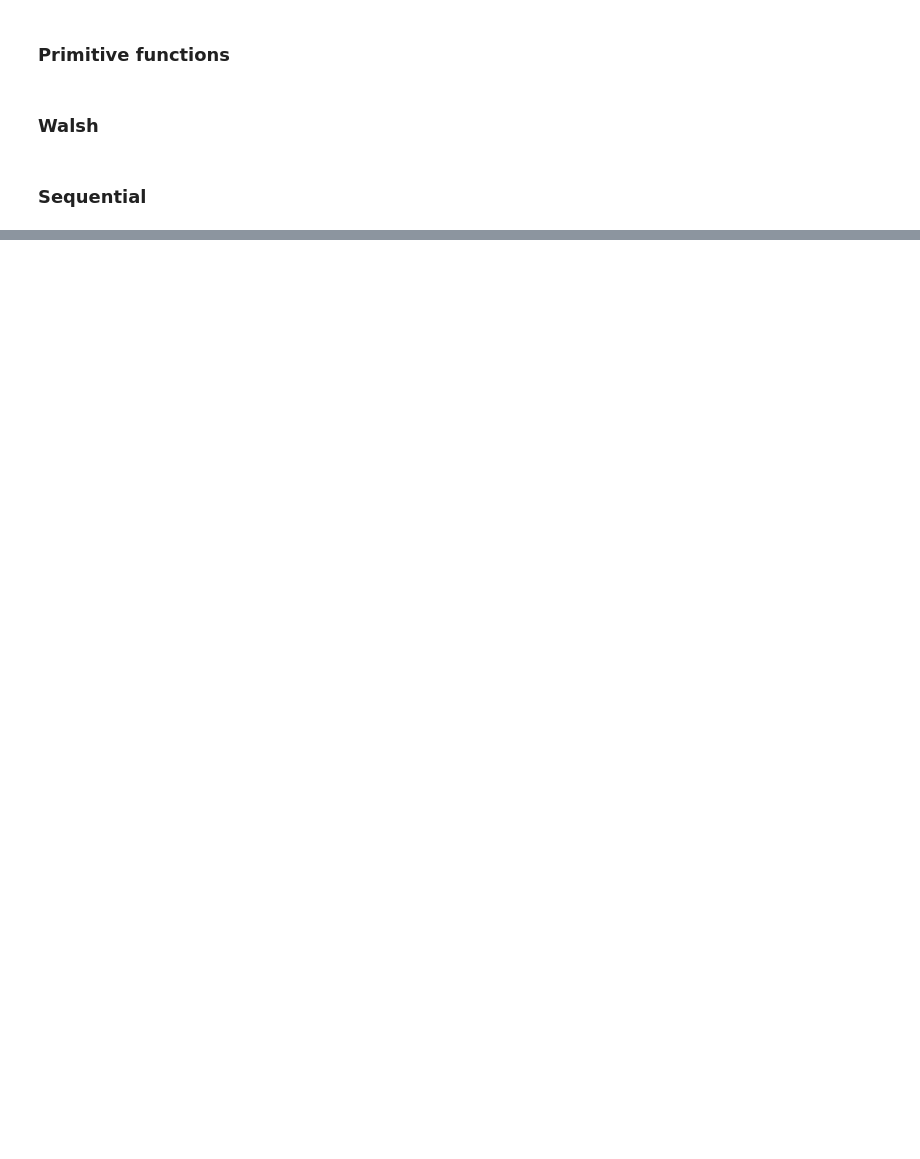
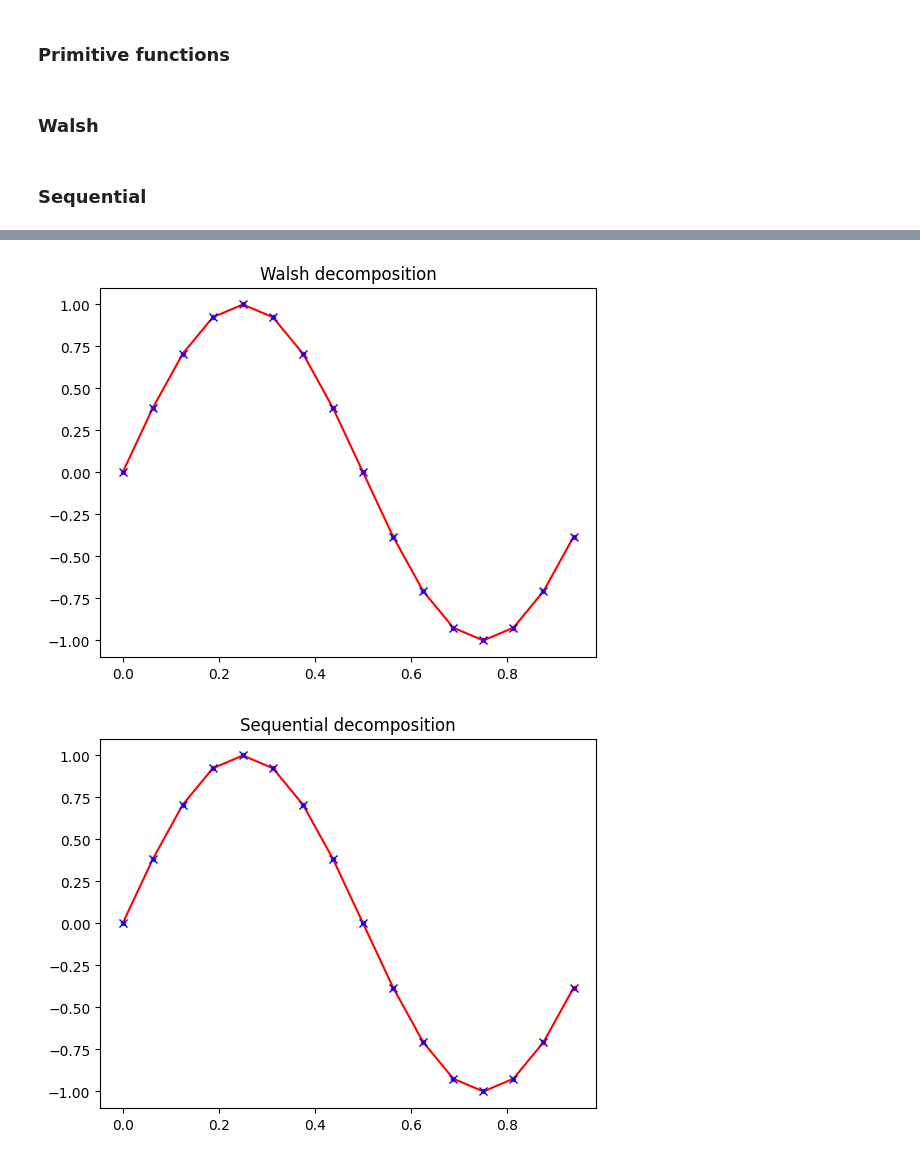
Before and after one commit to ugo-nzongani/Adjustable-depth-quantum-circuit-for-diagonal-unitary-and-QSP, a Jupyter notebook: zylberman_nzongani.ipynb, the cells around one changed output, grey strips where cells are left out. Saved outputs shown, nothing was run; the diff lists cells and outputs as text; code cells hidden in the pictures; blank space fills up the shorter version.

```diff
--- a/zylberman_nzongani.ipynb
+++ b/zylberman_nzongani.ipynb
@@ -612,10 +538,0 @@ qc1.draw('mpl',style='iqx')
-# %%
-state = qi.Statevector.from_instruction(qc1)
-
-L = np.array(state.data[0:2**n])
-L2 = np.angle(L)
-X = np.array(range(2**n))/2**n
-
-plt.plot(X,L2,marker='.',c='r')
-plt.plot(X,f(X),marker='x',c='b',linestyle='')
-plt.show()
@@ -635,0 +664,6 @@ plt.show()
+# %%
+fidelity(n,qc1,f,decomposition='Walsh')
+fidelity(n,qc2,f,decomposition='Sequential')
+# %% [output]
+[figure, added]
+[figure, added]
```
Also changed, not shown: parts of 13 cells of this notebook.
